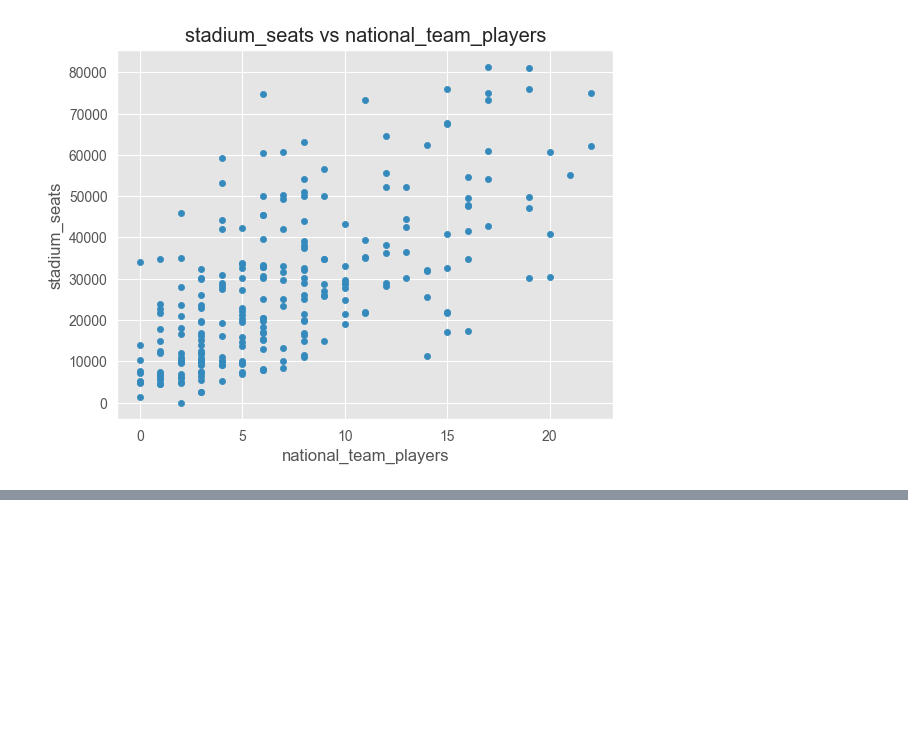
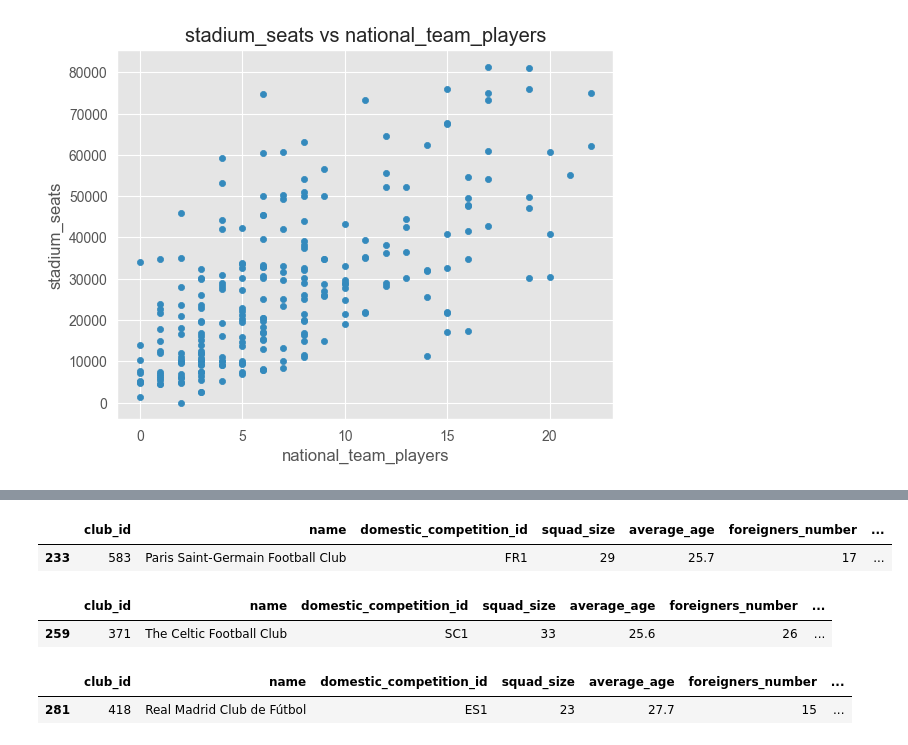
Before and after one commit to Bilguun-Batsaikhan/IUM-TWEB, a Jupyter notebook: Solution/jupyter_notebook/clubs.ipynb, the cells around one changed output, grey strips where cells are left out. Cells and saved outputs as stored; diff of their text form; code cells hidden in the pictures; blank space fills up the shorter version.

```diff
--- a/Solution/jupyter_notebook/clubs.ipynb
+++ b/Solution/jupyter_notebook/clubs.ipynb
@@ -765,0 +790,15 @@ plt.show() #As we expected the number of seats in the stadium usually indicate m
+# %%
+new_club.query('club_id == 583')
+# %% [output]
+|  | club_id | name | domestic_competition_id | squad_size | average_age | foreigners_number | ... |
+| 233 | 583 | Paris Saint-Germain Football Club | FR1 | 29 | 25.7 | 17 | ... |
+# %%
+new_club.query('club_id == 371')
+# %% [output]
+|  | club_id | name | domestic_competition_id | squad_size | average_age | foreigners_number | ... |
+| 259 | 371 | The Celtic Football Club | SC1 | 33 | 25.6 | 26 | ... |
+# %%
+new_club.query('club_id == 418')
+# %% [output]
+|  | club_id | name | domestic_competition_id | squad_size | average_age | foreigners_number | ... |
+| 281 | 418 | Real Madrid Club de Fútbol | ES1 | 23 | 27.7 | 15 | ... |
```
Also changed, not shown: parts of 7 cells of this notebook.
